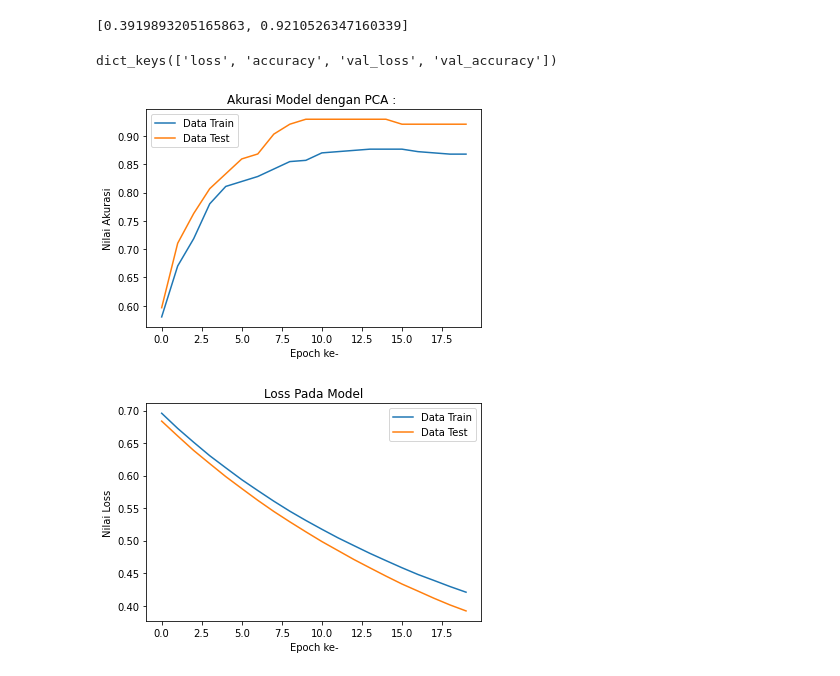
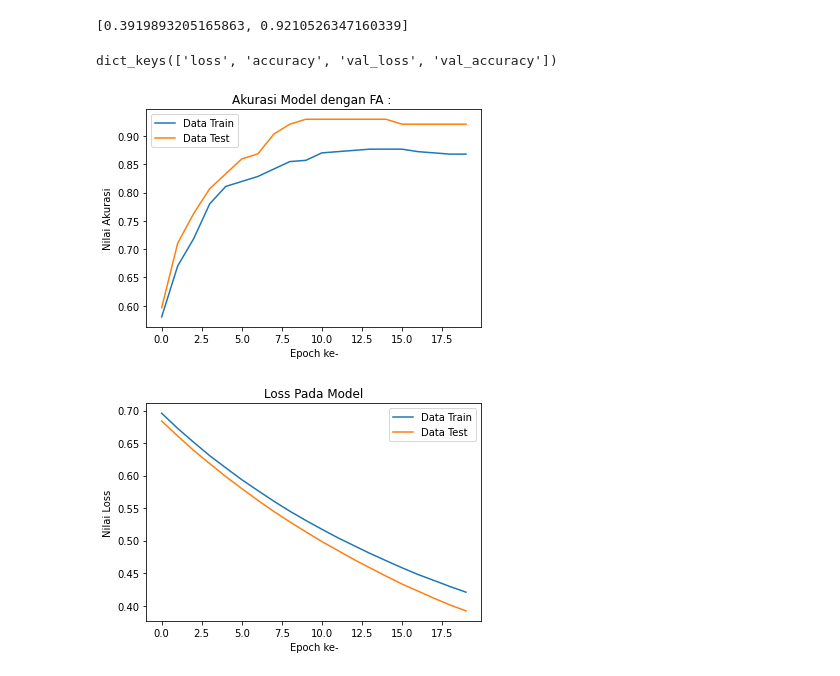
Before and after one commit to hananlu/SLOuas, a Jupyter notebook: Klusterisasi_dengan_FA.ipynb, the cells around one changed output. Saved outputs shown, nothing was run; the diff lists cells and outputs as text; code cells hidden in the pictures.

```diff
--- a/Klusterisasi_dengan_FA.ipynb
+++ b/Klusterisasi_dengan_FA.ipynb
@@ -234,23 +234,23 @@ model.evaluate(fitur_test, labelin_test)
 # %%
 #menggambar grafik akurasi terhadap training dan test
 print(hist.history.keys())
 # Gambar grafik plot Akurasi Model
 mpl.plot(hist.history['accuracy'])
 mpl.plot(hist.history['val_accuracy'])
-mpl.title('Akurasi Model dengan PCA : ')
+mpl.title('Akurasi Model dengan FA : ')
 mpl.ylabel('Nilai Akurasi')
 mpl.xlabel('Epoch ke-')
 mpl.legend(['Data Train', 'Data Test'], loc='upper left')
 mpl.show()
 # Grafik plot loss pada model
 mpl.plot(hist.history['loss'])
 mpl.plot(hist.history['val_loss'])
 mpl.title('Loss Pada Model')
 mpl.ylabel('Nilai Loss')
 mpl.xlabel('Epoch ke-')
 mpl.legend(['Data Train', 'Data Test'], loc='upper right')
 mpl.show()
 # %% [output]
 dict_keys(['loss', 'accuracy', 'val_loss', 'val_accuracy'])
-[figure, old version]
+[figure, new version]
 [figure]
```
